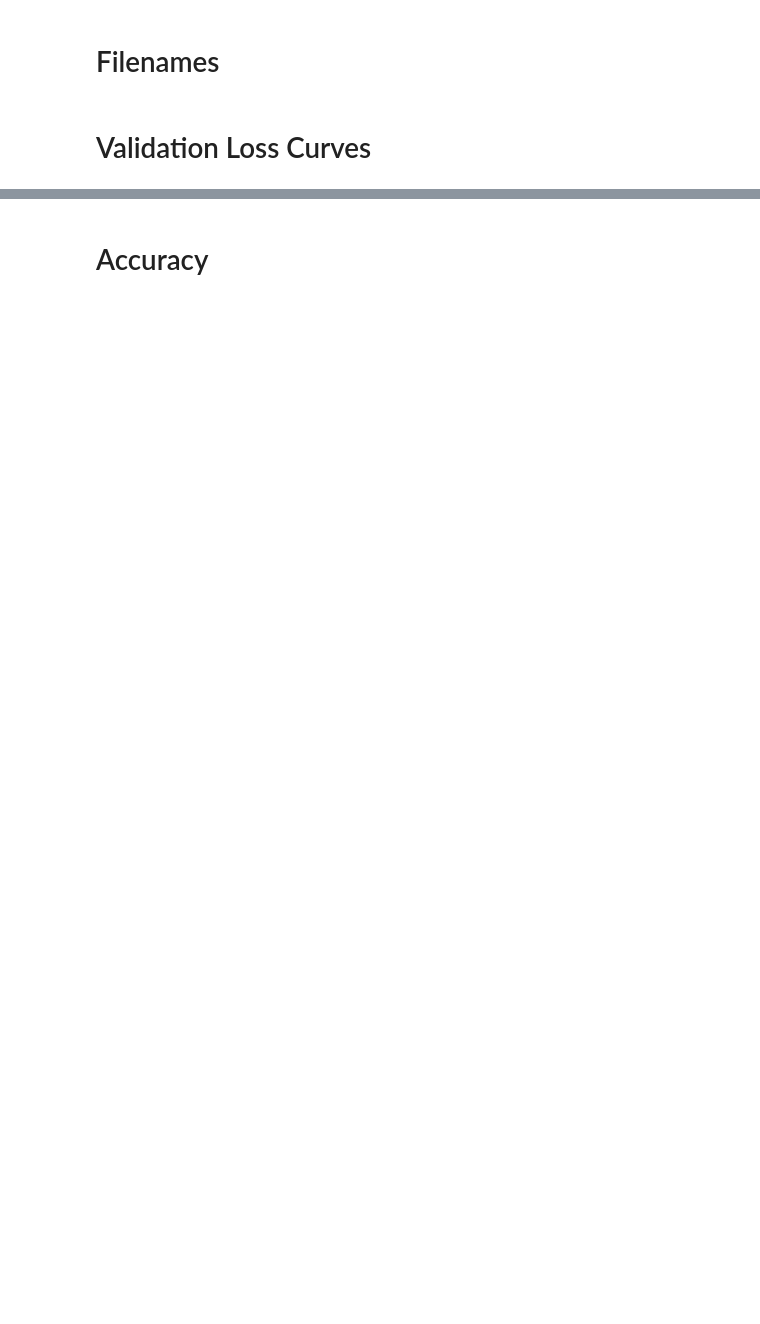
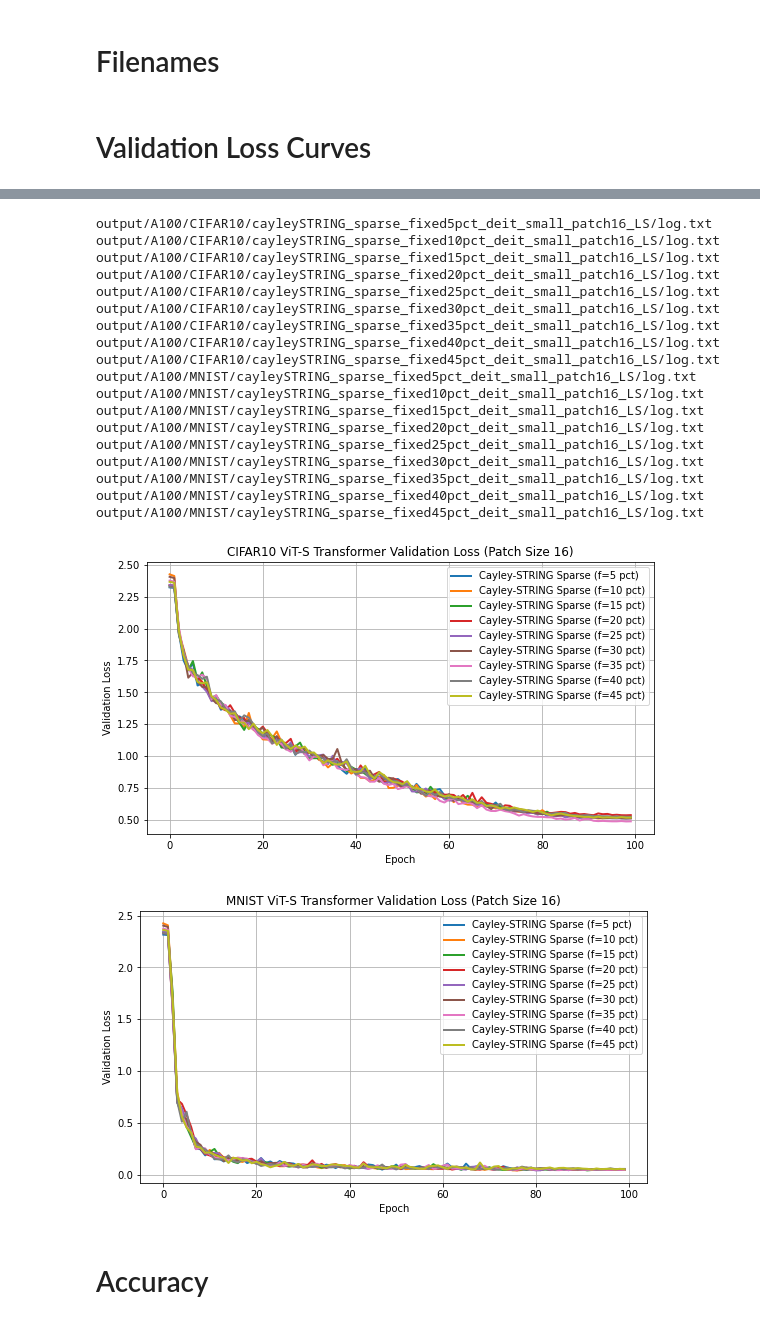
Before and after one commit to mariafernandasf/data-mining-project, a Jupyter notebook: plot_experiment_results_new.ipynb, the cells around one changed output, grey strips where cells are left out. Saved outputs shown, nothing was run; the diff lists cells and outputs as text; code cells hidden in the pictures; blank space fills up the shorter version.

```diff
--- a/plot_experiment_results_new.ipynb
+++ b/plot_experiment_results_new.ipynb
@@ -103,3 +110,26 @@ output/A100/MNIST/cayleySTRING_sparse_learnable_deit_small_patch16_LS_USE_sparse
+# %%
+val_loss_curves(sparse_fixed_f_variants)
+# %% [output]
+output/A100/CIFAR10/cayleySTRING_sparse_fixed5pct_deit_small_patch16_LS/log.txt
+output/A100/CIFAR10/cayleySTRING_sparse_fixed10pct_deit_small_patch16_LS/log.txt
+output/A100/CIFAR10/cayleySTRING_sparse_fixed15pct_deit_small_patch16_LS/log.txt
+output/A100/CIFAR10/cayleySTRING_sparse_fixed20pct_deit_small_patch16_LS/log.txt
+output/A100/CIFAR10/cayleySTRING_sparse_fixed25pct_deit_small_patch16_LS/log.txt
+output/A100/CIFAR10/cayleySTRING_sparse_fixed30pct_deit_small_patch16_LS/log.txt
+output/A100/CIFAR10/cayleySTRING_sparse_fixed35pct_deit_small_patch16_LS/log.txt
+output/A100/CIFAR10/cayleySTRING_sparse_fixed40pct_deit_small_patch16_LS/log.txt
+output/A100/CIFAR10/cayleySTRING_sparse_fixed45pct_deit_small_patch16_LS/log.txt
+output/A100/MNIST/cayleySTRING_sparse_fixed5pct_deit_small_patch16_LS/log.txt
+output/A100/MNIST/cayleySTRING_sparse_fixed10pct_deit_small_patch16_LS/log.txt
+output/A100/MNIST/cayleySTRING_sparse_fixed15pct_deit_small_patch16_LS/log.txt
+output/A100/MNIST/cayleySTRING_sparse_fixed20pct_deit_small_patch16_LS/log.txt
+output/A100/MNIST/cayleySTRING_sparse_fixed25pct_deit_small_patch16_LS/log.txt
+output/A100/MNIST/cayleySTRING_sparse_fixed30pct_deit_small_patch16_LS/log.txt
+output/A100/MNIST/cayleySTRING_sparse_fixed35pct_deit_small_patch16_LS/log.txt
+output/A100/MNIST/cayleySTRING_sparse_fixed40pct_deit_small_patch16_LS/log.txt
+output/A100/MNIST/cayleySTRING_sparse_fixed45pct_deit_small_patch16_LS/log.txt
+[figure, added]
+[figure, added]
 # %% [markdown]
 # Accuracy
 # %%
```
Also changed, not shown: parts of 12 cells of this notebook.
